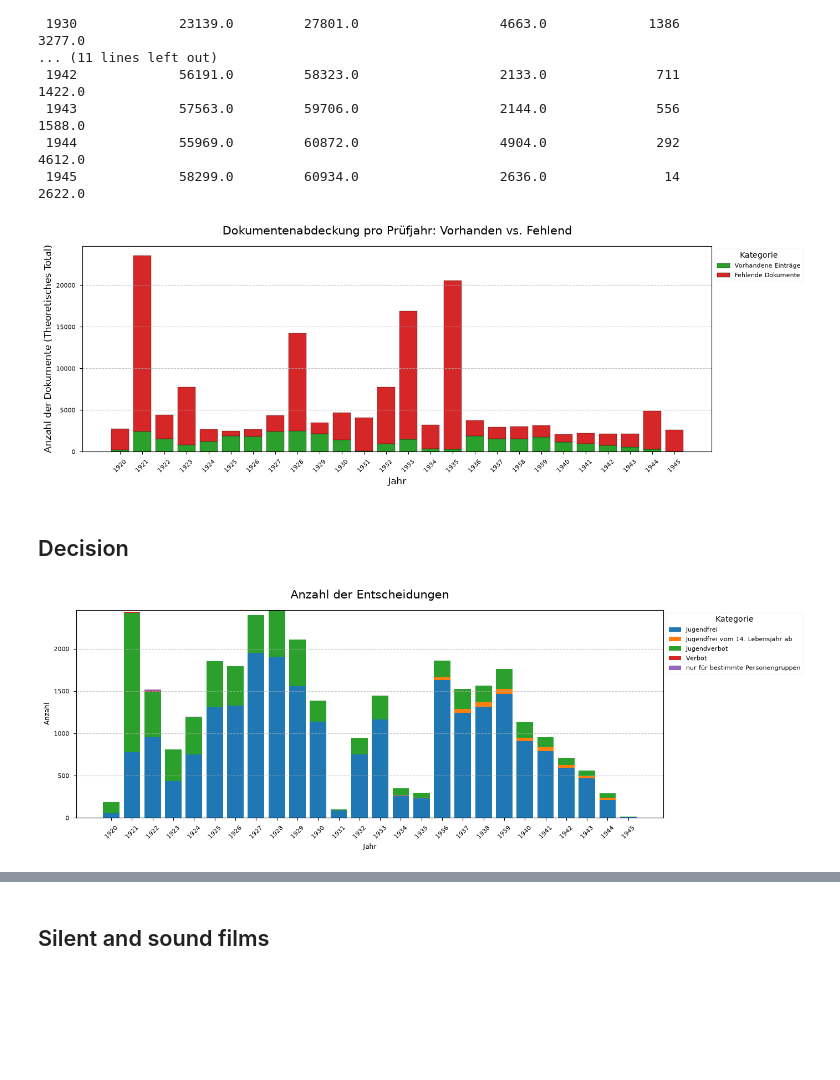
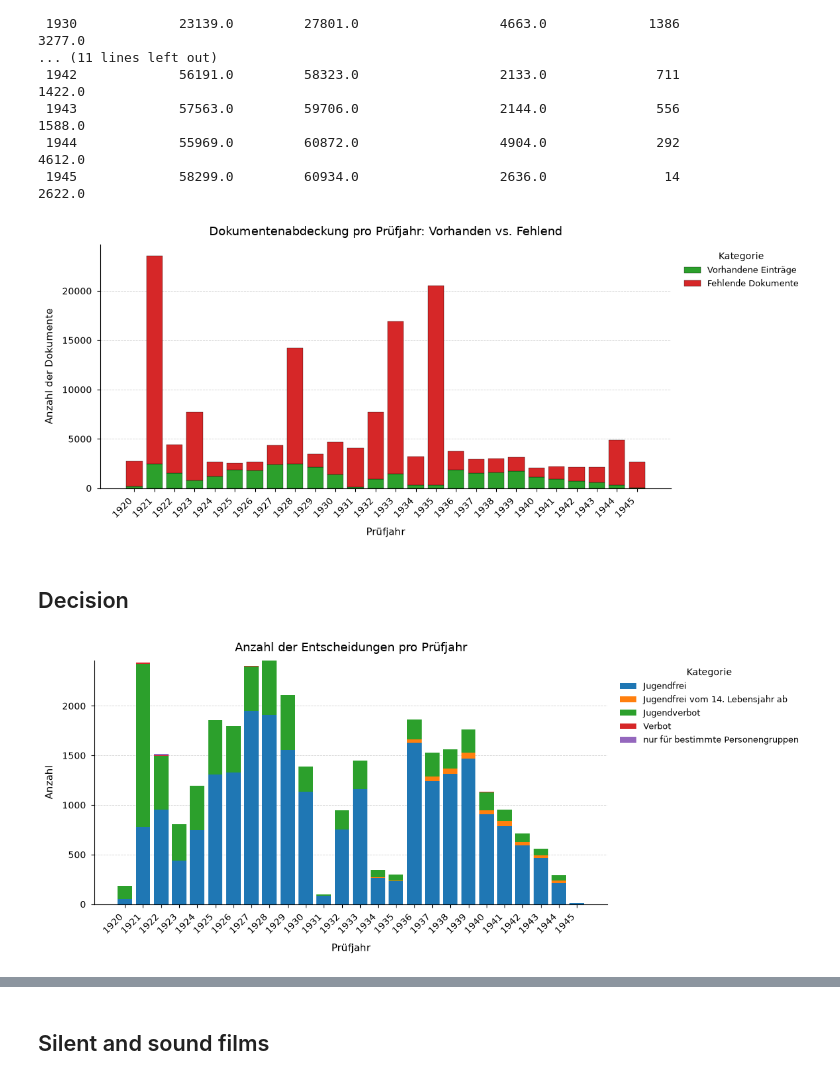
Before and after one commit to codemitdjango/german-film-censorship, a Jupyter notebook: src/analysis/metadata_analysis.ipynb, the cells around one changed output, grey strips where cells are left out. Saved outputs shown, nothing was run; the diff lists cells and outputs as text; code cells hidden in the pictures; blank space fills up the shorter version.

Commit message:
refactor plots to uniform plots

```diff
--- a/src/analysis/metadata_analysis.ipynb
+++ b/src/analysis/metadata_analysis.ipynb
@@ -168,18 +201,11 @@ gefiltertes_df
 counts_per_year = df['Jahr'].value_counts().sort_index()
 
 # initialize Plot
-fig, ax = plt.subplots(figsize=(14, 5))
-counts_per_year.plot(kind='bar', ax=ax) #edgecolor='black'
+fig, ax = plt.subplots(figsize=PLOT_FIGSIZE)
+counts_per_year.plot(kind='bar', ax=ax, color=PLOT_COLORS[0])
 
-# Layout/Title
-ax.set_title('Dokumente pro Prüfjahr', fontsize=15, pad=15)
-ax.set_xlabel('Prüfjahr')
-ax.set_ylabel('Anzahl')
-
-ax.grid(axis='y', linestyle='--', alpha=0.7)
-
-fig.tight_layout()
-plt.style.use('seaborn-v0_8-paper')
-save_plts(plt, "plots/metadata/documents_by_year.png")
+format_plot(ax, 'Dokumente pro Prüfjahr', 'Anzahl')
+finish_plot(fig)
+save_plts(fig, "plots/metadata/documents_by_year.png")
 plt.show()
 # %% [output]
@@ -220,45 +246,39 @@ print(summary.to_string(index=False))
 # %%
 # data
 plot_df = summary.dropna(subset=['Jahr']).copy()
 
 # initialize Plot
-fig, ax = plt.subplots(figsize=(14, 5))
+fig, ax = plt.subplots(figsize=PLOT_FIGSIZE)
 
 # bottom bar
 ax.bar(
     plot_df['Jahr'],
     plot_df['Eintraege_im_DF'],
     label='Vorhandene Einträge',
     color='#2ca02c',
     edgecolor='black'
 )
 
 # top bar
 ax.bar(
     plot_df['Jahr'],
     plot_df['Differenz_Fehlend'],
     bottom=plot_df['Eintraege_im_DF'],
     label='Fehlende Dokumente',
     color='#d62728',
     edgecolor='black'
 )
 
-# Layout/Title
-ax.set_title('Dokumentenabdeckung pro Prüfjahr: Vorhanden vs. Fehlend', fontsize=15, pad=15)
-ax.set_xlabel('Jahr', fontsize=12)
-ax.set_ylabel('Anzahl der Dokumente (Theoretisches Total)', fontsize=12)
+format_plot(ax, 'Dokumentenabdeckung pro Prüfjahr: Vorhanden vs. Fehlend', 'Anzahl der Dokumente')
 ax.set_xticks(plot_df['Jahr'])
 ax.set_xticklabels(plot_df['Jahr'], rotation=45)
 
-ax.legend(title='Kategorie', bbox_to_anchor=(1, 1), loc='upper left')
-
-ax.grid(axis='y', linestyle='--', alpha=0.7)
-
-fig.tight_layout()
-save_plts(plt, "plots/metadata/lost_documents_by_year")
+ax.legend(title='Kategorie', bbox_to_anchor=(1.01, 1), loc='upper left', fontsize=9, title_fontsize=10, frameon=False)
+finish_plot(fig, with_legend=True)
+save_plts(fig, "plots/metadata/lost_documents_by_year.png")
 plt.show()
 # %% [output]
-[figure, old version]
+[figure, new version]
 # %% [markdown]
 ## Decision
 # %%
@@ -266,39 +286,34 @@ plt.show()
 df_decision = df.groupby(['Jahr', 'Entscheidung']).size().unstack(fill_value=0)
 
 # initiziale Plot
-fig, ax = plt.subplots(figsize=(14, 5))
+fig, ax = plt.subplots(figsize=PLOT_FIGSIZE)
 
 years = df_decision.index
 bottom_values = pd.Series(0.0, index=years)
 
 # iterate trough each columns and stack with absolute value
-for decision in df_decision.columns:
+for i, decision in enumerate(df_decision.columns):
     ax.bar(
         years,
         df_decision[decision], # y_value = height of current bar
         bottom=bottom_values,   # y_starting = height  whre this segment begins
         label=decision,
+        color=PLOT_COLORS[i % len(PLOT_COLORS)],
         edgecolor='black',
         linewidth=0.0
     )
     bottom_values += df_decision[decision]
 
-# Layout/Title
-ax.set_title('Anzahl der Entscheidungen', fontsize=15, pad=15)
-ax.set_xlabel('Jahr')
-ax.set_ylabel('Anzahl')
+format_plot(ax, 'Anzahl der Entscheidungen pro Prüfjahr', 'Anzahl')
 ax.set_xticks(years)
 ax.set_xticklabels(years, rotation=45)
 
-ax.legend(title='Kategorie', bbox_to_anchor=(1, 1), loc='upper left')
-
-ax.grid(axis='y', linestyle='--', alpha=0.7)
-
-fig.tight_layout()
-save_plts(plt, "plots/metadata/decision_by_year.png")
+ax.legend(title='Kategorie', bbox_to_anchor=(1.01, 1), loc='upper left', fontsize=9, title_fontsize=10, frameon=False)
+finish_plot(fig, with_legend=True)
+save_plts(fig, "plots/metadata/decision_by_year.png")
 plt.show()
 # %% [output]
-[figure, old version]
+[figure, new version]
 # %%
 # data
 df_grouped = df.groupby(['Jahr', 'Entscheidung']).size().unstack(fill_value=0)
```
Also changed, not shown: parts of 7 cells of this notebook, 9 other files.
